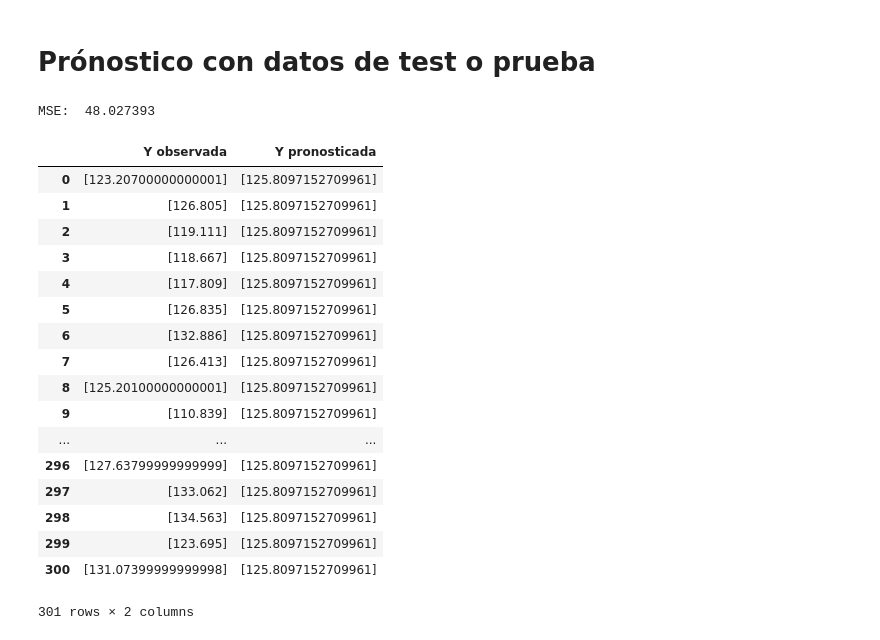
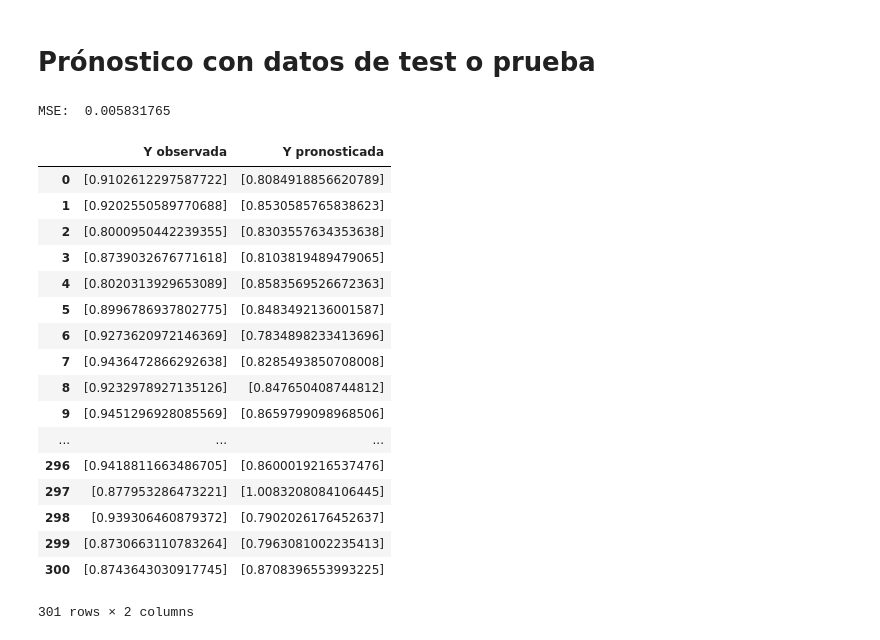
Before and after one commit to jmeonov201/Statistical_Learning_2, a Jupyter notebook: Proyecto Final/Parte 1 SNN/Proyecto Final Parte 1 Johnatan Meoño.ipynb, the cells around one changed output. Cells and saved outputs as stored; diff of their text form; code cells hidden in the pictures.

```diff
--- a/Proyecto Final/Parte 1 SNN/Proyecto Final Parte 1 Johnatan Meoño.ipynb
+++ b/Proyecto Final/Parte 1 SNN/Proyecto Final Parte 1 Johnatan Meoño.ipynb
@@ -46,0 +91,2 @@ dtype: int64
+# %%
+df.Scaled_sound_pressure_level_in_decibels = df.Scaled_sound_pressure_level_in_decibels/140.987000
@@ -320,21 +423,21 @@ with grafofefonet.as_default():
         ## inicializacion JAVIER de adentro hacia fuera suma, division, raiz y como es un flota 64 se pasa a float 32
         ## tf.cast(tf.sqrt(tf.divide(2,tf.add(5,3))),tf.float32)
         W_kpa_inter_1_g = tf.Variable(tf.multiply(tf.random_normal([5,3]),tf.cast(tf.sqrt(tf.divide(2,tf.add(5,3))),tf.float32)), name = "W1")
-        #W_kpa_inter_1_g = tf.Variable(tf.random_normal([5,3]), name = "W1") #tf.sqrt(tf.divide(2,tf.add(5,3)))
+        #W_kpa_inter_1_g = tf.Variable(tf.random_normal([5,4]), name = "W1")
 
         ## Vector bias o de termino independiente CAPA INTEMEDIA 1
         B_kpa_inter_1_g = tf.Variable(tf.random_normal([1,3]), name = "B1")
 
         ## Matriz de parametros CAPA INTEMEDIA 2
         W_kpa_inter_2_g = tf.Variable(tf.multiply(tf.random_normal([3,2]),tf.cast(tf.sqrt(tf.divide(2,tf.add(3,2))),tf.float32)), name = "W2")
-        #W_kpa_inter_2_g = tf.Variable(tf.random_normal([3,2]), name = "W2")
+        #W_kpa_inter_2_g = tf.Variable(tf.random_normal([4,3]), name = "W2")
 
         ## Vector bias o de termino independiente CAPA INTEMEDIA 2
         B_kpa_inter_2_g = tf.Variable(tf.random_normal([1,2]), name = "B2")
 
         ## Matriz de parametros CAPA FINAL
         W_kpa_final_g = tf.Variable(tf.multiply(tf.random_normal([2,1]),tf.cast(tf.sqrt(tf.divide(2,tf.add(2,1))),tf.float32)), name = "Wf")
-        #W_kpa_final_g = tf.Variable(tf.random_normal([2,1]), name = "Wf")
+        #W_kpa_final_g = tf.Variable(tf.random_normal([3,1]), name = "Wf")
 
         ## Vector bias o de termino independiente CAPA FINAL
         B_kpa_final_g = tf.Variable(tf.random_normal([1,1]), name = "Bf")
@@ -342,15 +445,15 @@ with grafofefonet.as_default():
     with tf.name_scope("hipotesis"):
         ## CAPA INTEMEDIA 1
         kpa_inter_1 = tf.add(tf.matmul(X, W_kpa_inter_1_g, name="hipotesis_producto_punto"), B_kpa_inter_1_g, name="hipotesis_sumar_B")
-        kpa_inter_1_act = tf.nn.relu(kpa_inter_1)
+        kpa_inter_1_act = tf.nn.leaky_relu(kpa_inter_1) #tf.nn.relu,tf.sigmoid
 
         ## CAPA INTEMEDIA 2
         kpa_inter_2 = tf.add(tf.matmul(kpa_inter_1_act, W_kpa_inter_2_g, name="hipotesis_producto_punto"), B_kpa_inter_2_g, name="hipotesis_sumar_B")
-        kpa_inter_2_act = tf.nn.relu(kpa_inter_2)
+        kpa_inter_2_act = tf.nn.leaky_relu(kpa_inter_2) #tf.nn.relu,tf.sigmoid
 
         ## CAPA FINAL
         kpa_final = tf.add(tf.matmul(kpa_inter_2_act, W_kpa_final_g, name="hipotesis_producto_punto"), B_kpa_final_g, name="hipotesis_sumar_B")
-        kpa_final_act = tf.nn.relu(kpa_final) #activacion de la salida relu pues el decibel mas bajo es cero
+        kpa_final_act = kpa_final #tf.nn.relu #activacion de la salida relu pues el decibel mas bajo es cero
 
     with tf.name_scope("funcion_costo"):
         # calculando la fucion de costo MSE que es fatible usar para activación identidad y relu ver referencias
@@ -359,7 +462,8 @@ with grafofefonet.as_default():
     with tf.name_scope("Gradient_Des.Optimizer"):
 
         ## gradient descent para optimizar un nodo mas del grafo
-        optimizacion_g = tf.train.GradientDescentOptimizer(ph_lr_g).minimize(costo_g)
+        #optimizacion_g = tf.train.GradientDescentOptimizer(ph_lr_g).minimize(costo_g)
+        optimizacion_g = tf.train.AdamOptimizer(ph_lr_g).minimize(costo_g)
 # %%
 def entrenamiento(equis,yes,batch_size,epochs,lr,imprimir_cada,XV,YV,XP,YP):
 
@@ -378,7 +482,8 @@ def entrenamiento(equis,yes,batch_size,epochs,lr,imprimir_cada,XV,YV,XP,YP):
                 y = yes[offset: offset + batch_size]
 
             # sesion que ejecuta los nodos y envia informacion con feed_dict al nodo del learning rate
-            costo_s, optimizacion_s = session.run([costo_g, optimizacion_g],feed_dict={X:x, Y:y, ph_lr_g:lr})
+            costo_s,optimizacion_s,w1s,b1s,w2s,b2s,w3s,b3s=session.run([costo_g,optimizacion_g,W_kpa_inter_1_g,B_kpa_inter_1_g,
+                                                                        W_kpa_inter_2_g,B_kpa_inter_2_g,W_kpa_final_g,B_kpa_final_g],feed_dict={X:x, Y:y, ph_lr_g:lr})
 
             iteracion_k.append(epoch)
             costo_k.append(costo_s)
@@ -401,5 +506,5 @@ def entrenamiento(equis,yes,batch_size,epochs,lr,imprimir_cada,XV,YV,XP,YP):
     plt.show()
 
     TableOut = pd.DataFrame({'Iteración k':iteracion_k, 'Costo':costo_k}) #, 'W_k':w_k, 'Dirección': pk, 'Norma': norma_k
-    return cadena_config, costo_s, costo_v_s, costo_p_s, pronostico_p_s
+    return cadena_config,costo_s,costo_v_s,costo_p_s,pronostico_p_s,w1s,b1s,w2s,b2s,w3s,b3s
 # %%
@@ -429,4 +552,4 @@ Iteracion: 30 Error: 15500.679
 # %%
-kdnacon_3, costo_train_3, costo_val_3, costo_p_3, pronostico_3 = entrenamiento(X_train,Y_train,32,35,0.01,5,X_validation,Y_validation,X_test,Y_test)
+kdnacon_3,costo_train_3,costo_val_3,costo_p_3,pronostico_3,w1e3,b1e3,w2e3,b2e3,w3e3,b3e3=entrenamiento(X_train,Y_train,32,25,0.01,1,X_validation,Y_validation,X_test,Y_test)
 # %% [output]
 Initialized
@@ -502,26 +686,26 @@ Tabla_Resumen
 # %%
 #costo_p_2
 # %%
-print("MSE: ", costo_p_2)
-Tabla_Resumen_1 = pd.DataFrame(data = {'Y observada':Y_test.tolist(),'Y pronosticada':pronostico_2.tolist()})
+print("MSE: ", costo_p_3)
+Tabla_Resumen_1 = pd.DataFrame(data = {'Y observada':Y_test.tolist(),'Y pronosticada':pronostico_3.tolist()})
 Tabla_Resumen_1
 # %% [output]
-MSE:  48.027393
+MSE:  0.005831765
 |  | Y observada | Y pronosticada |
-| 0 | [123.20700000000001] | [125.8097152709961] |
-| 1 | [126.805] | [125.8097152709961] |
-| 2 | [119.111] | [125.8097152709961] |
-| 3 | [118.667] | [125.8097152709961] |
-| 4 | [117.809] | [125.8097152709961] |
-| 5 | [126.835] | [125.8097152709961] |
-| 6 | [132.886] | [125.8097152709961] |
-| 7 | [126.413] | [125.8097152709961] |
-| 8 | [125.20100000000001] | [125.8097152709961] |
-| 9 | [110.839] | [125.8097152709961] |
+| 0 | [0.9102612297587722] | [0.8084918856620789] |
+| 1 | [0.9202550589770688] | [0.8530585765838623] |
+| 2 | [0.8000950442239355] | [0.8303557634353638] |
+| 3 | [0.8739032676771618] | [0.8103819489479065] |
+| 4 | [0.8020313929653089] | [0.8583569526672363] |
+| 5 | [0.8996786937802775] | [0.8483492136001587] |
+| 6 | [0.9273620972146369] | [0.7834898233413696] |
+| 7 | [0.9436472866292638] | [0.8285493850708008] |
+| 8 | [0.9232978927135126] | [0.847650408744812] |
+| 9 | [0.9451296928085569] | [0.8659799098968506] |
 | ... | ... | ... |
-| 296 | [127.63799999999999] | [125.8097152709961] |
-| 297 | [133.062] | [125.8097152709961] |
-| 298 | [134.563] | [125.8097152709961] |
-| 299 | [123.695] | [125.8097152709961] |
-| 300 | [131.07399999999998] | [125.8097152709961] |
+| 296 | [0.9418811663486705] | [0.8600019216537476] |
+| 297 | [0.877953286473221] | [1.0083208084106445] |
+| 298 | [0.939306460879372] | [0.7902026176452637] |
+| 299 | [0.8730663110783264] | [0.7963081002235413] |
+| 300 | [0.8743643030917745] | [0.8708396553993225] |
 301 rows × 2 columns
```
Also changed, not shown: parts of 47 cells of this notebook.
